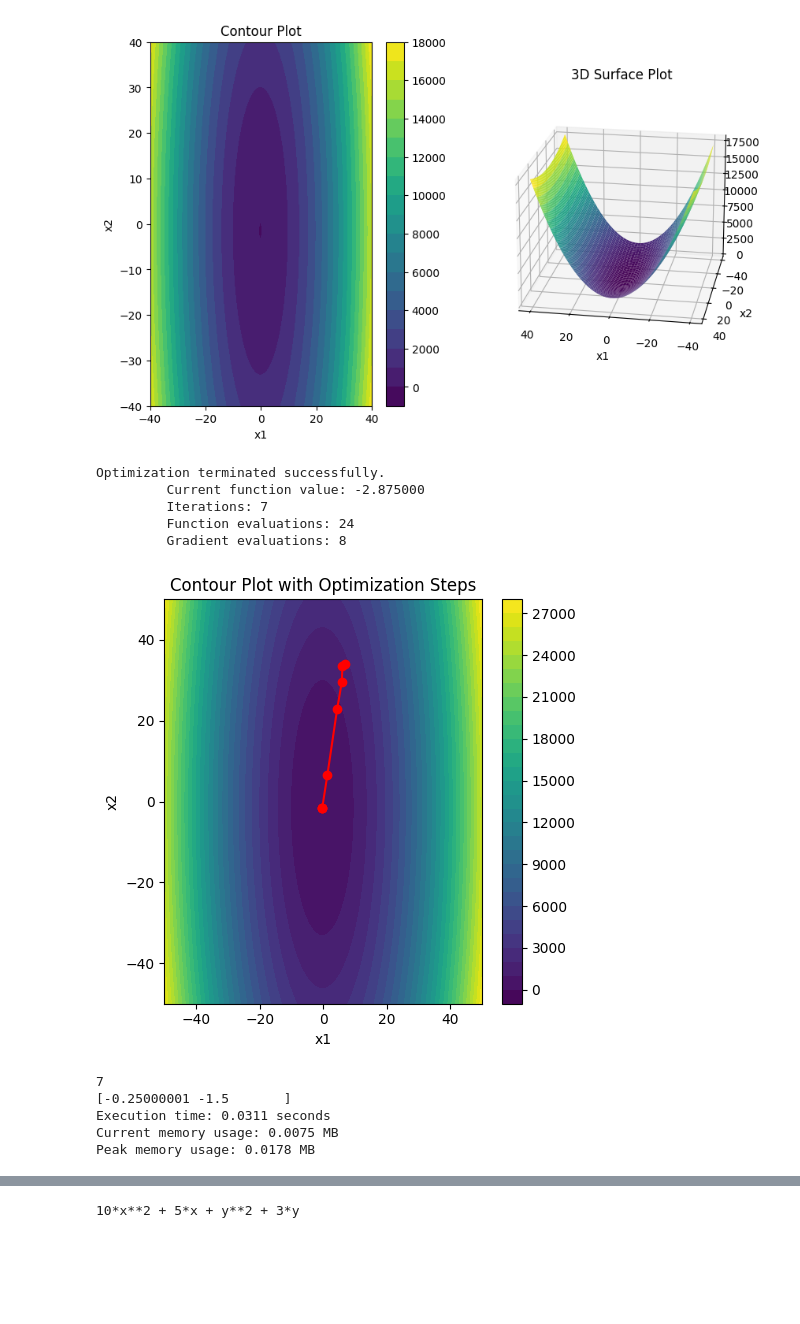
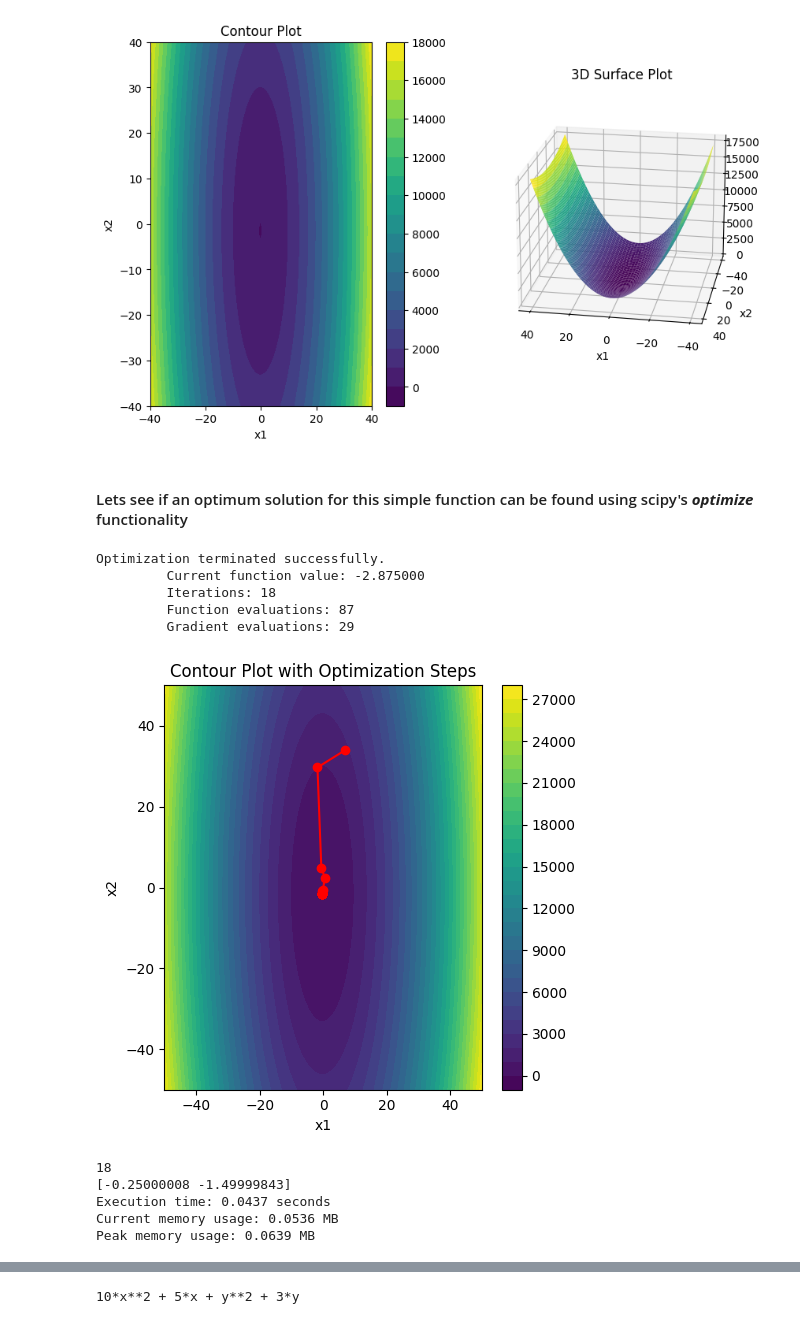
Before and after one commit to AkashHiregange/personal_projects, a Jupyter notebook: Optimization_algorithm_comparison/optimizers.ipynb, the cells around one changed output, grey strips where cells are left out. Drawn from its saved outputs; the diff is of its cells as text; code cells hidden in the pictures; blank space fills up the shorter version.

Commit message:
Implemented the code the optimize the function using scipy and also storing memory tracebacks as well

```diff
--- a/Optimization_algorithm_comparison/optimizers.ipynb
+++ b/Optimization_algorithm_comparison/optimizers.ipynb
@@ -47,14 +47,12 @@ plt.savefig('images/simple example.png', dpi=300)
 plt.show()
 # %% [output]
 [figure]
+# %% [markdown]
+#### Lets see if an optimum solution for this simple function can be found using scipy's ___optimize___ functionality
 # %%
-import numpy as np
-import matplotlib.pyplot as plt
-from mpl_toolkits.mplot3d import Axes3D
 from scipy.optimize import minimize
 import time
-import tracemalloc
-%matplotlib inline
+import tracemalloc ## to trace the memory and time consumption. It will come in handy while doing comparison
 
 # Define the convex function
 def convex_function(params):
@@ -70,23 +68,22 @@ def convex_function(params):
 # def hessian(params):
 #     return np.array([[0, 10], [0, 36*y**2]])
 
-# Callback function to store optimization steps
+#creating a function store the optimization steps
 steps = []
 def callback(params):
     steps.append(np.copy(params))
 
-# Initial guess for optimization
+#Initial guess
 initial_guess = np.array([7, 34])
 steps.append(initial_guess)
 
-# Start time and memory monitoring
+#memory and time monitoring
 tracemalloc.start()
 start_time = time.time()
 
-# Perform the optimization using Conjugate Gradient (CG) method
-result = minimize(convex_function, initial_guess, method='bfgs', callback=callback, options={'disp':True})
+#optimization performed using the conjugate gradient method. Will compare with others later
+result = minimize(convex_function, initial_guess, method='CG', callback=callback, options={'disp':True})
 
-# Measure time and memory
 end_time = time.time()
 current, peak = tracemalloc.get_traced_memory()
 tracemalloc.stop()
@@ -109,40 +106,40 @@ plt.figure(figsize=(5, 5))
 plt.subplot(1, 1, 1)
 contour = plt.contourf(X, Y, Z, levels=30, cmap='viridis')
 plt.plot([step[0] for step in steps], [step[1] for step in steps], marker='o', color='red')
 plt.title('Contour Plot with Optimization Steps')
 plt.xlabel('x1')
 plt.ylabel('x2')
 plt.colorbar(contour)
-# plt.savefig('test bfgs log function 1.png', dpi=700)
+plt.savefig('images/convex_func_CG optimization.png', dpi=300)
 
 # # 3D Surface plot
 # ax = plt.subplot(1, 2, 2, projection='3d')
 # ax.plot_surface(X, Y, Z, cmap='viridis', edgecolor='none', alpha=0.8)
 # ax.plot([step[0] for step in steps], [step[1] for step in steps],
 #         [convex_function(step) for step in steps], marker='o', color='red')
 # ax.set_title('3D Surface Plot with Optimization Steps')
 # ax.set_xlabel('x')
 # ax.set_ylabel('y')
 # ax.set_zlabel('f(x, y)')
 
 plt.tight_layout()
 plt.show()
 print(len(steps)-1)
 print(steps[-1])
 
 # Print memory and time information
 print(f"Execution time: {execution_time:.4f} seconds")
 print(f"Current memory usage: {memory_usage:.4f} MB")
 print(f"Peak memory usage: {peak_memory:.4f} MB")
 # %% [output]
 Optimization terminated successfully.
          Current function value: -2.875000
-         Iterations: 7
-         Function evaluations: 24
-         Gradient evaluations: 8
+         Iterations: 18
+         Function evaluations: 87
+         Gradient evaluations: 29
-[figure, old version]
+[figure, new version]
-7
-[-0.25000001 -1.5       ]
-Execution time: 0.0311 seconds
-Current memory usage: 0.0075 MB
-Peak memory usage: 0.0178 MB
+18
+[-0.25000008 -1.49999843]
+Execution time: 0.0437 seconds
+Current memory usage: 0.0536 MB
+Peak memory usage: 0.0639 MB
```
Also changed, not shown: parts of 7 cells of this notebook, 1 other file.
